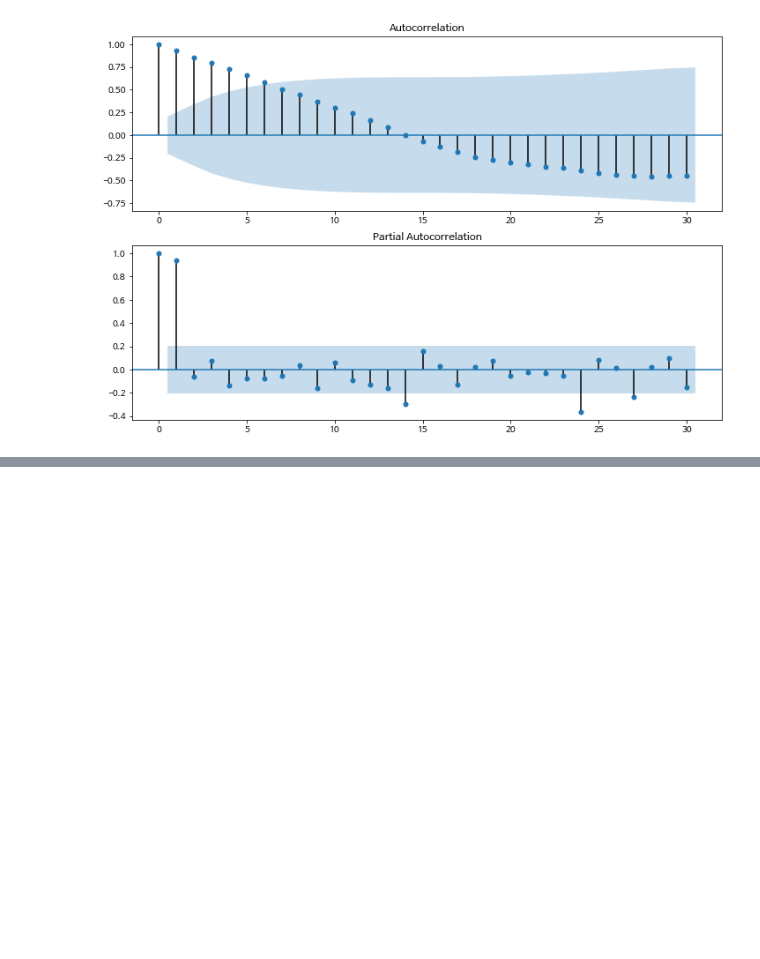
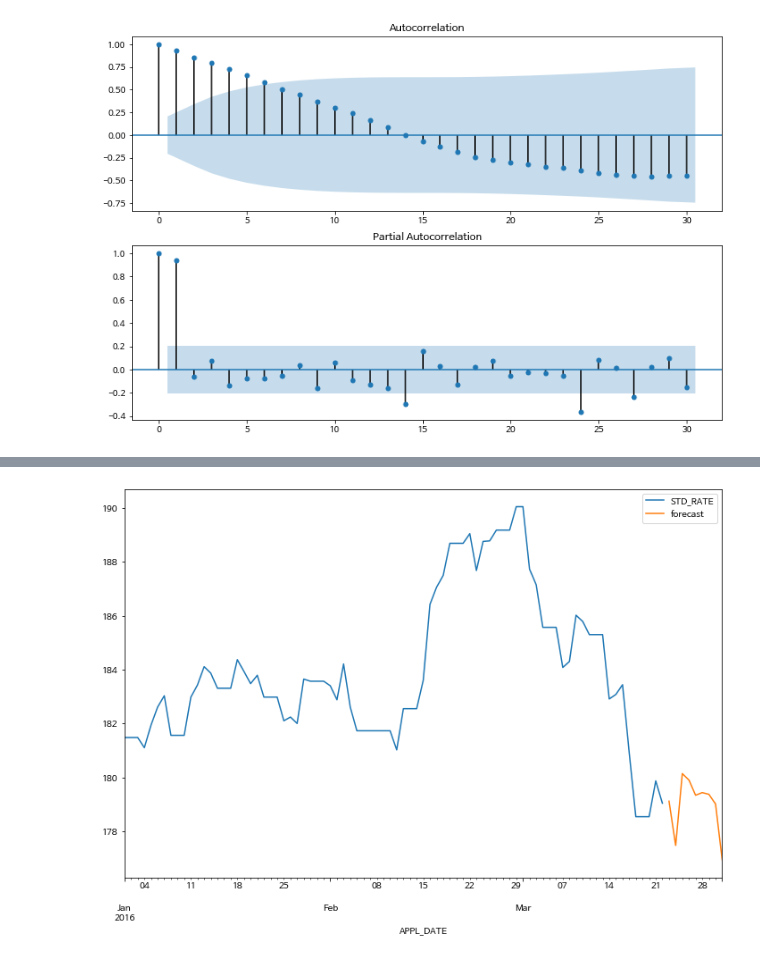
Before and after one commit to nsh6547/POSCO_Ai-BigData_academy, a Jupyter notebook: Week2_BigData/수업/A1_노선호_빅데이터2_1118.ipynb, the cells around one changed output, grey strips where cells are left out. Saved outputs shown, nothing was run; the diff lists cells and outputs as text; code cells hidden in the pictures; blank space fills up the shorter version.

```diff
--- a/Week2_BigData/수업/A1_노선호_빅데이터2_1118.ipynb
+++ b/Week2_BigData/수업/A1_노선호_빅데이터2_1118.ipynb
@@ -476,6 +476,10 @@ df_currency_cny.head()
 train_size= 0.9
 len_idx= len(df_currency_cny.index)
 mask=(np.arange(len_idx)/len_idx)<train_size
+
+
+df_cny_train= df_currency_cny[mask]
+df_cny_test= df_currency_cny[~mask]
 mask
 # %% [output]
 array([ True,  True,  True,  True,  True,  True,  True,  True,  True,
@@ -552,3 +556,16 @@ ar.L1.D2.STD_RATE    -0.4273      0.095     -4.501      0.000      -0.613      -
 -----------------------------------------------------------------------------
 AR.1           -2.3403           +0.0000j            2.3403            0.5000
 -----------------------------------------------------------------------------
+# %%
+from datetime import datetime
+#STEP 4. 예측 및 결과 해석
+#예측 시작 날짜 생성: "날짜",format
+start_time = df_cny_test.index.min()
+end_time = df_cny_test.index.max()
+fig,ax = plt.subplots(figsize =(12,8))
+# 예측 전까지 데이터
+ax = df_cny_train.plot(ax = ax)
+# 예측 그래프 생성함수, start:예측시작,end:예측종료, plot_insample:가지고 있는 데이터 중 예측 구간과 겹치는 구간표시
+fig = ts_result_cny.plot_predict(start = start_time, end = end_time, ax = ax,plot_insample=False)
+# %% [output]
+[figure, added]
```
Also changed, not shown: parts of 1 cell of this notebook, 1 other file.
